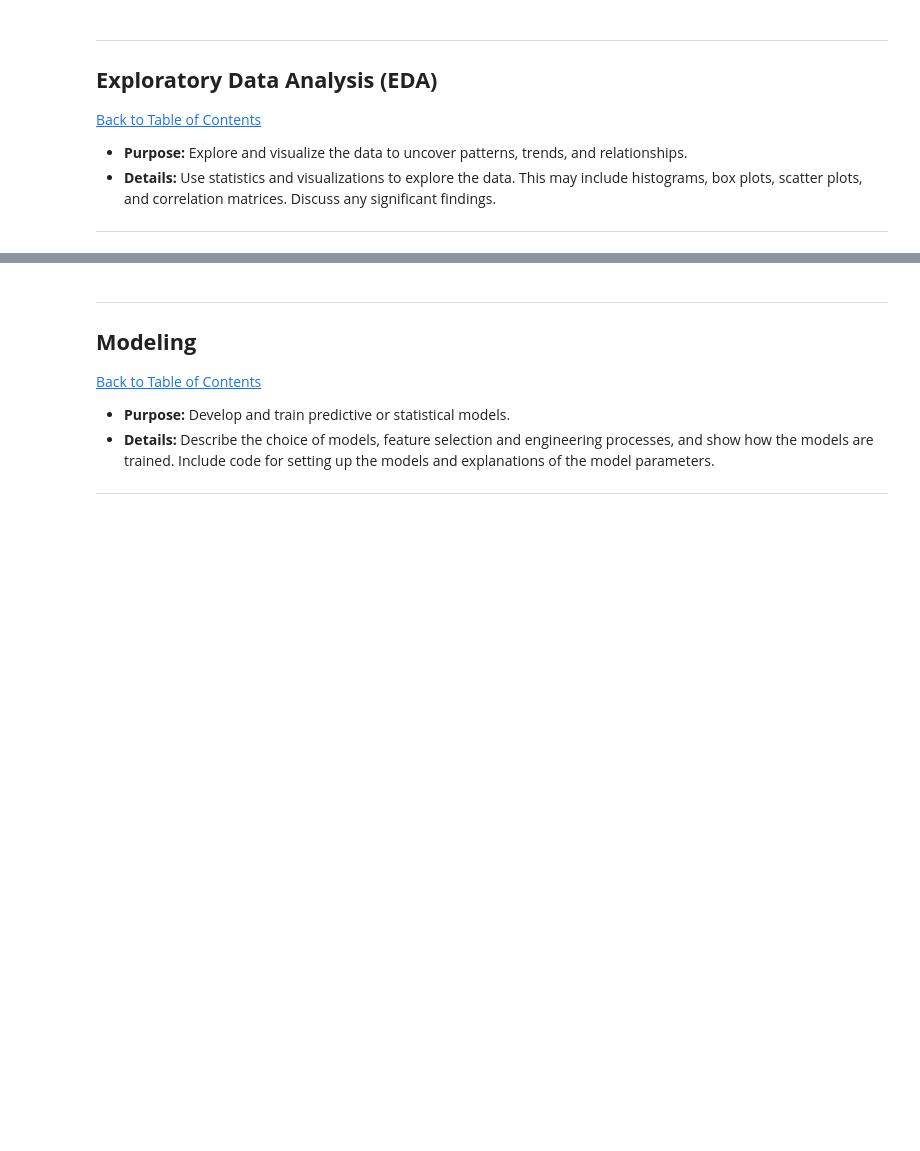
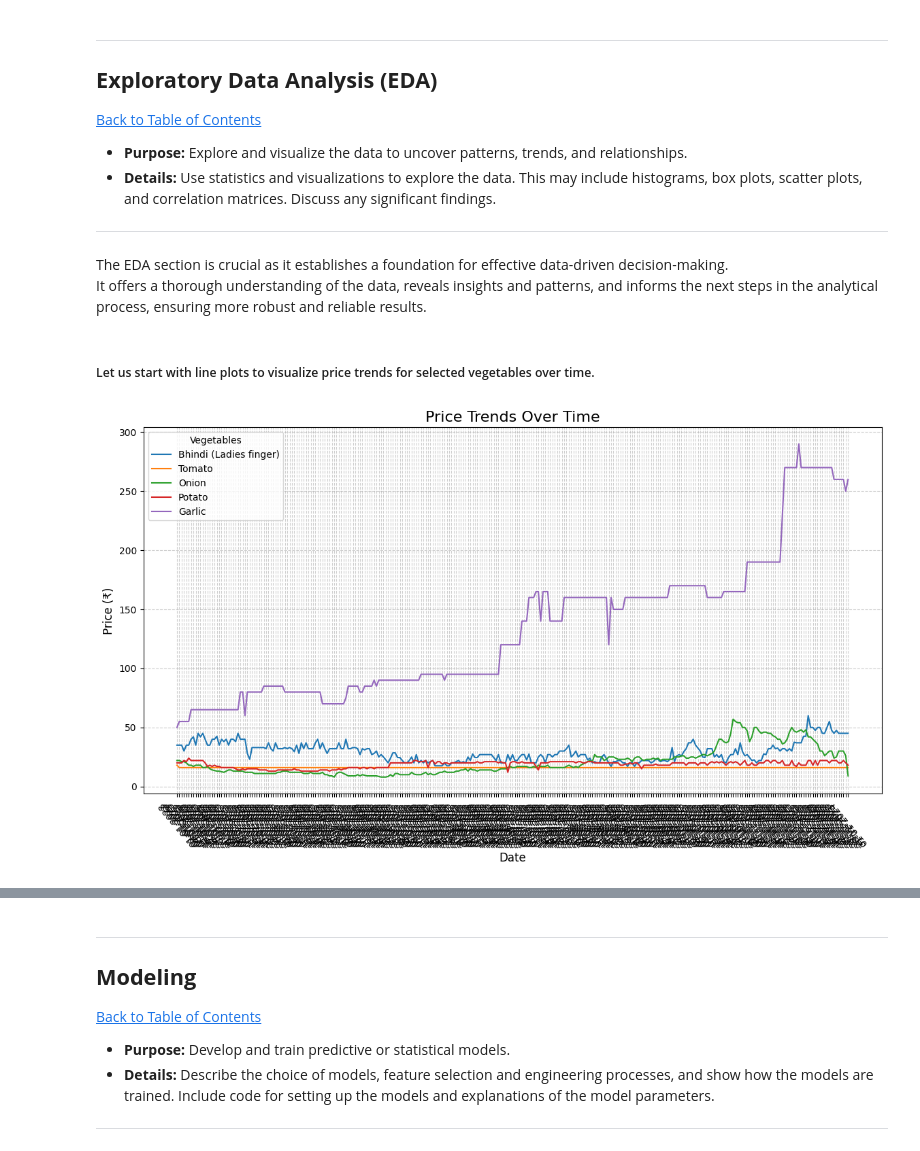
Before and after one commit to Andrica-Mabusela/workplace, a Jupyter notebook: QCTO---Workplace-Module-Notebook-Template-4571.ipynb, the cells around one changed output, grey strips where cells are left out. Drawn from its saved outputs; the diff is of its cells as text; code cells hidden in the pictures; blank space fills up the shorter version.

```diff
--- a/QCTO---Workplace-Module-Notebook-Template-4571.ipynb
+++ b/QCTO---Workplace-Module-Notebook-Template-4571.ipynb
@@ -201,0 +259,30 @@ df_copy.describe()
+# %% [markdown]
+The EDA section is crucial as it establishes a foundation for effective data-driven decision-making.
+It offers a thorough understanding of the data, reveals insights and patterns, and informs the next steps in the analytical process, ensuring more robust and reliable results.
+# %% [markdown]
+##### Let us start with line plots to visualize price trends for selected vegetables over time.
+# %%
+import matplotlib.dates as mdates
+
+# Line plot for selected vegetables over time
+vegetables = ['Bhindi (Ladies finger)', 'Tomato', 'Onion', 'Potato', 'Garlic']
+plt.figure(figsize=(14, 7))
+
+for veg in vegetables:
+    plt.plot(data['Price Dates'], data[veg], label=veg)
+
+plt.title('Price Trends Over Time', fontsize=16)
+plt.xlabel('Date', fontsize=12)
+plt.ylabel('Price (₹)', fontsize=12)
+plt.legend(title="Vegetables", fontsize=10)
+plt.grid(True, linestyle='--', alpha=0.6)
+plt.xticks(rotation=130)
+
+# # Format dates
+# plt.gca().xaxis.set_major_locator(mdates.MonthLocator(interval=1))  # Show ticks every month
+# plt.gca().xaxis.set_major_formatter(mdates.DateFormatter('%b %Y'))  # Format: Jan 2024
+# plt.xticks(rotation=45, ha='right')  # Rotate for better visibility
+
+plt.show()
+# %% [output]
+[figure, added]
```
Also changed, not shown: parts of 69 cells of this notebook, 2 other files.
